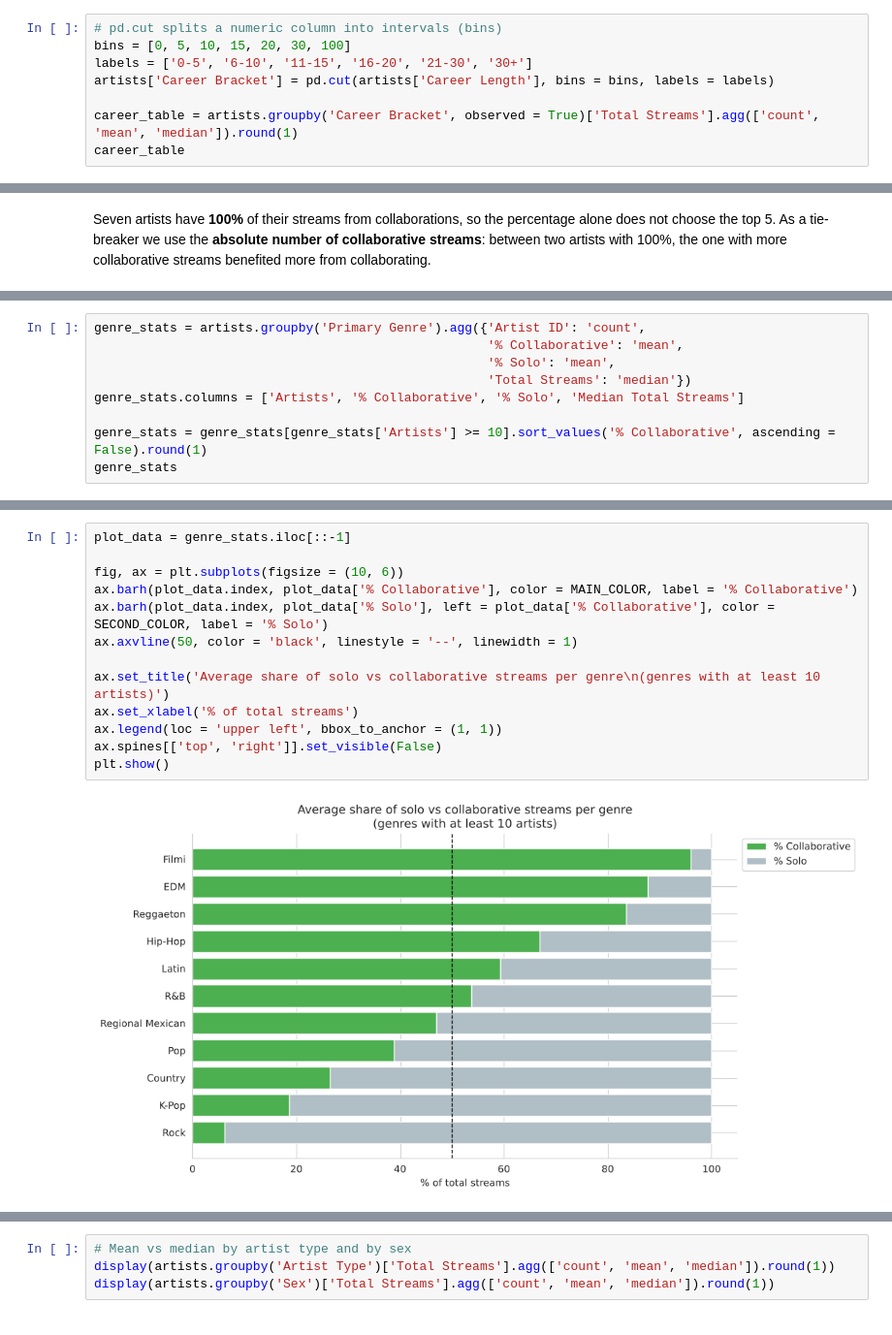
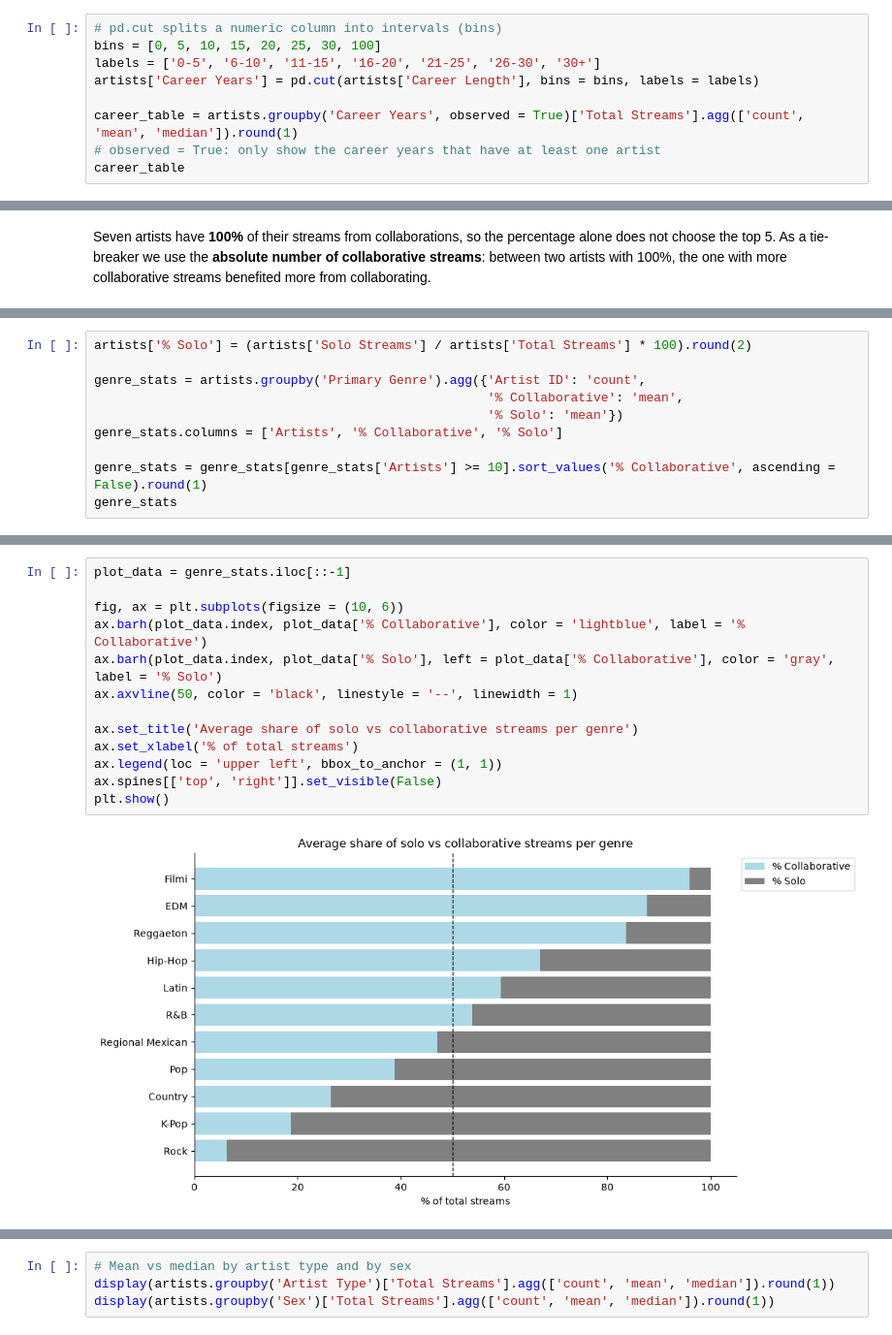
Before and after one commit to fabianaconstantino/pds_project, a Jupyter notebook: Group14_PDS_2627.ipynb, the cells around one changed output, grey strips where cells are left out. Shown: that part at 97% size. Saved outputs shown, nothing was run; the diff lists cells and outputs as text.

```diff
--- a/Group14_PDS_2627.ipynb
+++ b/Group14_PDS_2627.ipynb
@@ -679,10 +680,11 @@ Spearman correlation: -0.012
 # %%
 # pd.cut splits a numeric column into intervals (bins)
-bins = [0, 5, 10, 15, 20, 30, 100]
-labels = ['0-5', '6-10', '11-15', '16-20', '21-30', '30+']
-artists['Career Bracket'] = pd.cut(artists['Career Length'], bins = bins, labels = labels)
+bins = [0, 5, 10, 15, 20, 25, 30, 100]
+labels = ['0-5', '6-10', '11-15', '16-20', '21-25', '26-30', '30+']
+artists['Career Years'] = pd.cut(artists['Career Length'], bins = bins, labels = labels)
 
-career_table = artists.groupby('Career Bracket', observed = True)['Total Streams'].agg(['count', 'mean', 'median']).round(1)
+career_table = artists.groupby('Career Years', observed = True)['Total Streams'].agg(['count', 'mean', 'median']).round(1)
+# observed = True: only show the career years that have at least one artist
 career_table
 # %% [output]
 |  | count | mean | median |
@@ -787,9 +785,10 @@ Q4b showed that some artists depend completely on collaborations. Here we check
 # %%
+artists['% Solo'] = (artists['Solo Streams'] / artists['Total Streams'] * 100).round(2)
+
 genre_stats = artists.groupby('Primary Genre').agg({'Artist ID': 'count',
                                                     '% Collaborative': 'mean',
-                                                    '% Solo': 'mean',
-                                                    'Total Streams': 'median'})
-genre_stats.columns = ['Artists', '% Collaborative', '% Solo', 'Median Total Streams']
+                                                    '% Solo': 'mean'})
+genre_stats.columns = ['Artists', '% Collaborative', '% Solo']
 
 genre_stats = genre_stats[genre_stats['Artists'] >= 10].sort_values('% Collaborative', ascending = False).round(1)
 genre_stats
@@ -810,16 +809,16 @@ genre_stats
 # %%
 plot_data = genre_stats.iloc[::-1]
 
 fig, ax = plt.subplots(figsize = (10, 6))
-ax.barh(plot_data.index, plot_data['% Collaborative'], color = MAIN_COLOR, label = '% Collaborative')
-ax.barh(plot_data.index, plot_data['% Solo'], left = plot_data['% Collaborative'], color = SECOND_COLOR, label = '% Solo')
+ax.barh(plot_data.index, plot_data['% Collaborative'], color = 'lightblue', label = '% Collaborative')
+ax.barh(plot_data.index, plot_data['% Solo'], left = plot_data['% Collaborative'], color = 'gray', label = '% Solo')
 ax.axvline(50, color = 'black', linestyle = '--', linewidth = 1)
 
-ax.set_title('Average share of solo vs collaborative streams per genre\n(genres with at least 10 artists)')
+ax.set_title('Average share of solo vs collaborative streams per genre')
 ax.set_xlabel('% of total streams')
 ax.legend(loc = 'upper left', bbox_to_anchor = (1, 1))
 ax.spines[['top', 'right']].set_visible(False)
 plt.show()
 # %% [output]
-[figure, old version]
+[figure, new version]
 # %% [markdown]
```
Also changed, not shown: parts of 29 cells of this notebook.
